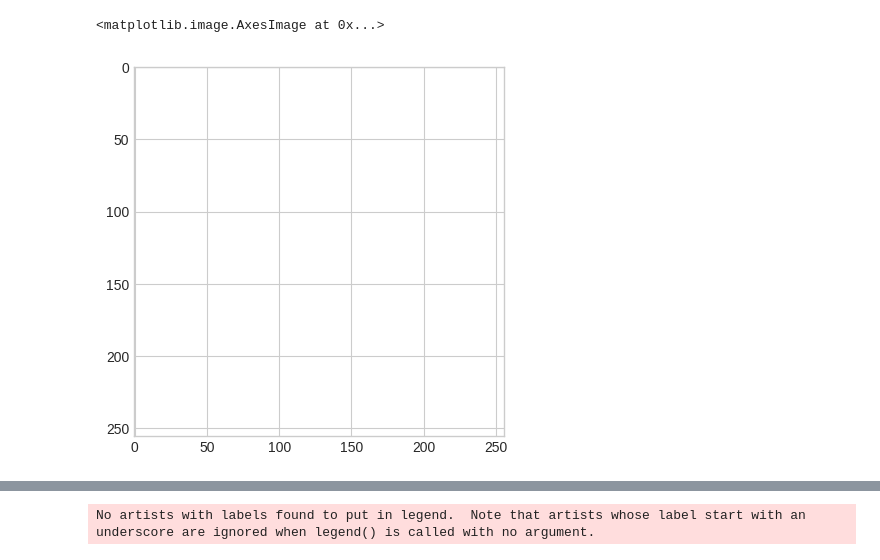
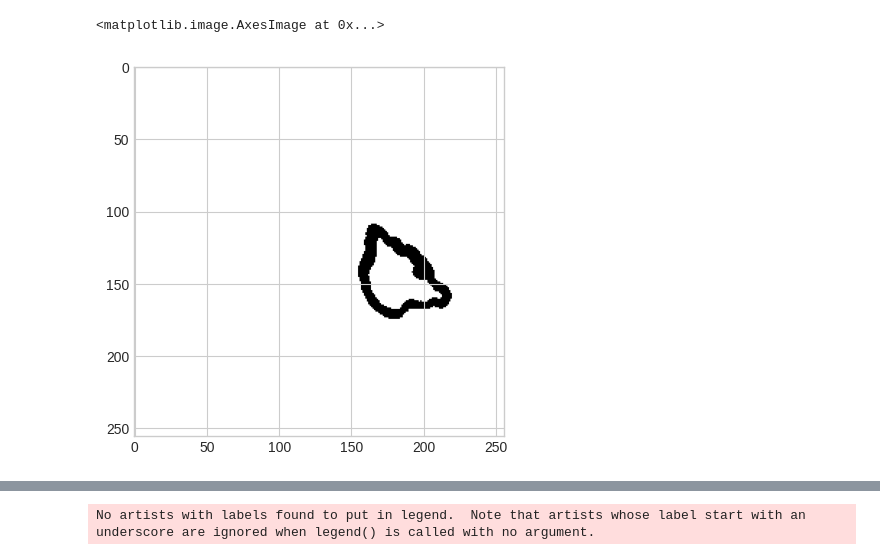
Before and after one commit to Joycelyn-Chen/Astro-UNETR, a Jupyter notebook: graphs/hist-of-temp.ipynb, the cells around one changed output, grey strips where cells are left out. Saved outputs shown, nothing was run; the diff lists cells and outputs as text; code cells hidden in the pictures.

```diff
--- a/graphs/hist-of-temp.ipynb
+++ b/graphs/hist-of-temp.ipynb
@@ -67,7 +70,7 @@ def spherical_kernel(kernel_size):
 hdf5_root = "/srv/data/stratbox_simulations/stratbox_particle_runs/bx5/smd132/sn34/pe300/4pc_resume/4pc"
 mask_root = '/home/joy0921/Desktop/Dataset/MHD-3DIS/SB_tracks/230'
 output_root = '/home/joy0921/Desktop/Dataset/MHD-3DIS/SB_tracks/230'
-timestamp = '390'
+timestamp = '440'
 # timestamp_mask = '420-with-neck'
 lower_bound = 0
 upper_bound = 256
@@ -90,31 +93,33 @@ yt : [INFO     ] 2025-02-25 11:27:34,694 Parameters: cosmological_simulation   =
 # %%
 # Create a cubic structuring element
 # structure = np.ones((kernel_size, kernel_size, kernel_size), dtype=np.uint8)
 structure = spherical_kernel(kernel_size=3)
 
 # Perform 3D dilation and erosion
 eroded = ndimage.binary_erosion(mask_cube, structure=structure)
+
+structure = spherical_kernel(kernel_size=5)
 mask_original = ndimage.binary_dilation(eroded, structure=structure)
 
 structure = spherical_kernel(kernel_size=10)
 dilated = ndimage.binary_dilation(mask_original, structure=structure)
 # eroded = ndimage.binary_erosion(mask, structure=structure)
 
-slice_index = 190 #eroded.shape[2] // 2
+slice_index = 130 # eroded.shape[2] // 2
 mask_slice = (eroded[:, :, slice_index] * 255).astype(np.uint8)
 plt.imshow(mask_slice)
 
 # Compute the difference (convert boolean arrays to uint8 for subtraction)
 # mask_diff = dilated.astype(np.uint8) - eroded.astype(np.uint8)
 mask_diff = np.logical_xor(dilated, eroded)
 
-slice_index = 220 #mask_diff.shape[2] // 2
+slice_index = 130 #mask_diff.shape[2] // 2
 # Multiply by 255 to scale the binary mask to full grayscale range
 mask_slice = (mask_diff[:, :, slice_index] * 255).astype(np.uint8)
 plt.imshow(mask_slice)
 # mask_slice = (mask[:, :, slice_index]).astype(np.uint8)
 # save_path = os.path.join('/home/joy0921/Desktop/Dataset/MHD-3DIS/SB_tracks/230', 'mask.png')
 # cv.imwrite(save_path, mask_slice)
 # %% [output]
 <matplotlib.image.AxesImage at 0x...>
-[figure, old version]
+[figure, new version]
```
Also changed, not shown: parts of 6 cells of this notebook.
